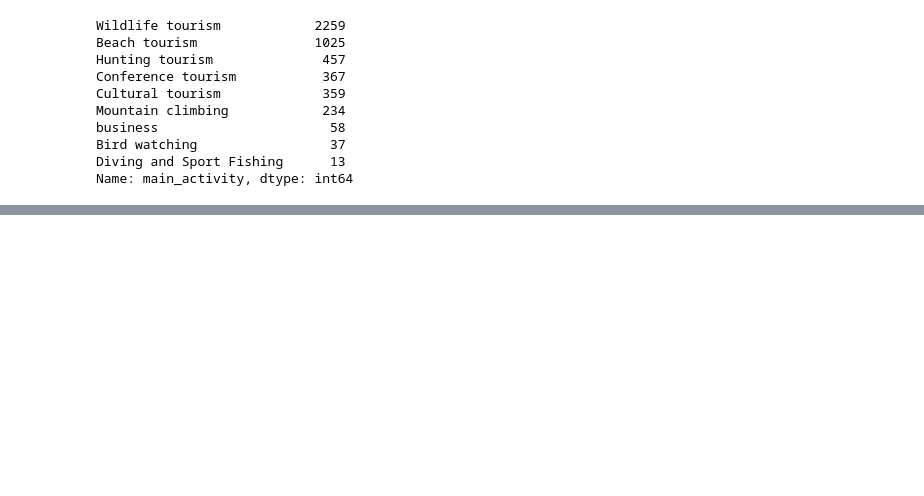
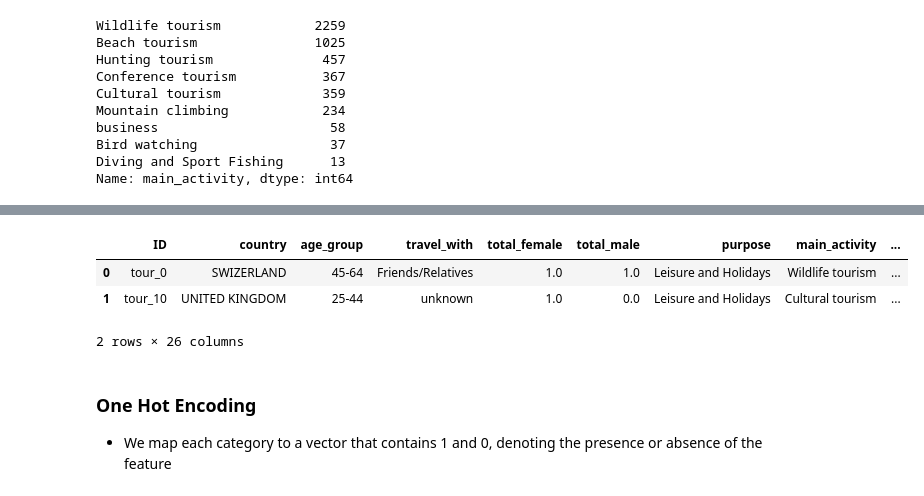
Before and after one commit to phelly/publicAPIs, a Jupyter notebook: Tourism Prediction.ipynb, the cells around one changed output, grey strips where cells are left out. Saved outputs shown, nothing was run; the diff lists cells and outputs as text; code cells hidden in the pictures; blank space fills up the shorter version.

Commit message:
Encoding the Categorical Variables

```diff
--- a/Tourism Prediction.ipynb
+++ b/Tourism Prediction.ipynb
@@ -290,0 +313,12 @@ Name: main_activity, dtype: int64
+# %%
+travel_fe = train_df.groupby('travel_with').size()/len(train_df)
+train_df.loc[:,'travel_with_fe'] = train_df['travel_with'].map(travel_fe)
+train_df.head(2)
+# %% [output]
+|  | ID | country | age_group | travel_with | total_female | total_male | purpose | main_activity | ... |
+| 0 | tour_0 | SWIZERLAND | 45-64 | Friends/Relatives | 1.0 | 1.0 | Leisure and Holidays | Wildlife tourism | ... |
+| 1 | tour_10 | UNITED KINGDOM | 25-44 | unknown | 1.0 | 0.0 | Leisure and Holidays | Cultural tourism | ... |
+2 rows × 26 columns
+# %% [markdown]
+### One Hot Encoding
+- We map each category  to a vector that contains 1 and 0, denoting the presence or absence of the feature
```
Also changed, not shown: parts of 3 cells of this notebook.
